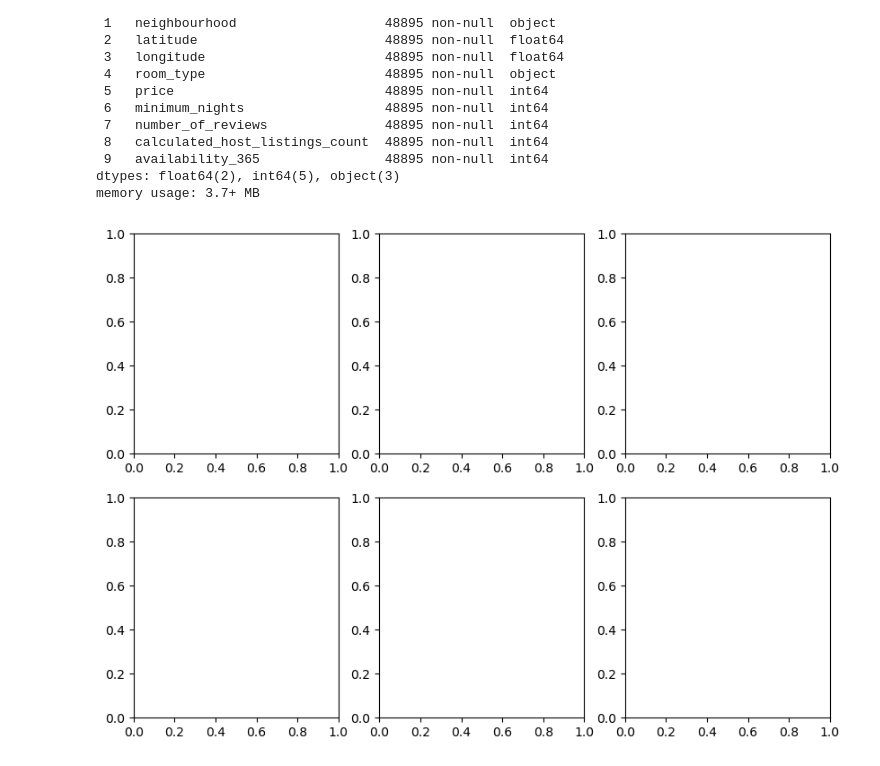
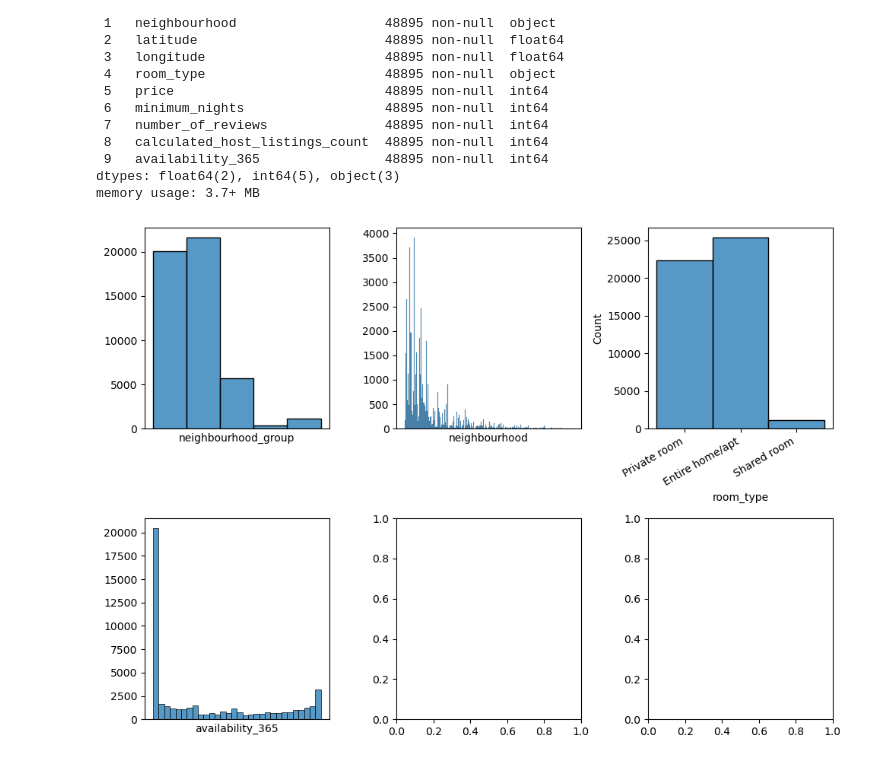
Before and after one commit to Valenfrc/EDA-machine-learning-python-template-main, a Jupyter notebook: src/explore.ipynb, the cells around one changed output. Cells and saved outputs as stored; diff of their text form; code cells hidden in the pictures.

```diff
--- a/src/explore.ipynb
+++ b/src/explore.ipynb
@@ -72,12 +72,17 @@ memory usage: 3.7+ MB
 # %%
 import matplotlib.pyplot as plt
 import seaborn as sns
 fig, axis = plt.subplots(2, 3, figsize = (10, 7))
 
-sns.histplot(ax = axis[0, 0], data = df, x = "neighbourhood_group")
-sns.hisplot(ax=axis[0,1],data= df, x = "neighbourhood" ).set(ylabel = None)
-sns.hisplot(ax=axis[0,2],data=df,x="latitude").set(ylabel=None)
-sns.hisplot(ax=axis[1,0],data=df,x="longitude").set(ylabel=None)
-sns.hisplot(ax=axis[])
+sns.histplot(ax = axis[0, 0], data = df, x = "neighbourhood_group").set(ylabel=None, xticks=[])
+sns.histplot(ax=axis[0,1],data= df, x = "neighbourhood" ).set(ylabel = None, xticks=[])
+sns.histplot(ax=axis[0,2],data= df, x = "room_type" ).set_xticklabels(axis[0,2].get_xticklabels(),rotation=30, ha="right")
+sns.histplot(ax=axis[1,0],data=df,x="availability_365").set(ylabel=None,xticks=[])
+
+plt.tight_layout()
+
+plt.show()
+
+#las variables categoricas son las que dicen object
 # %% [output]
-[figure, old version]
+[figure, new version]
```
